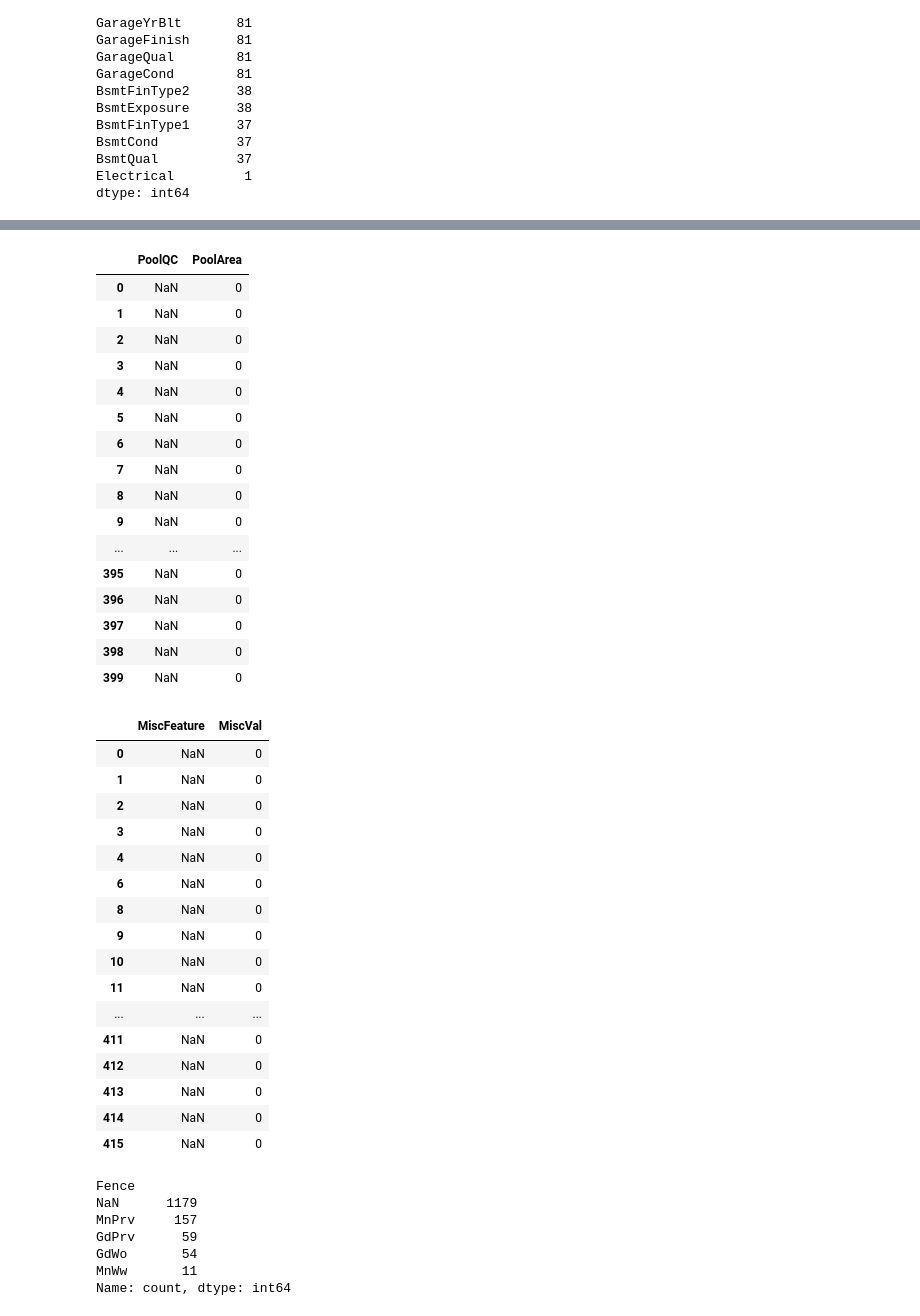
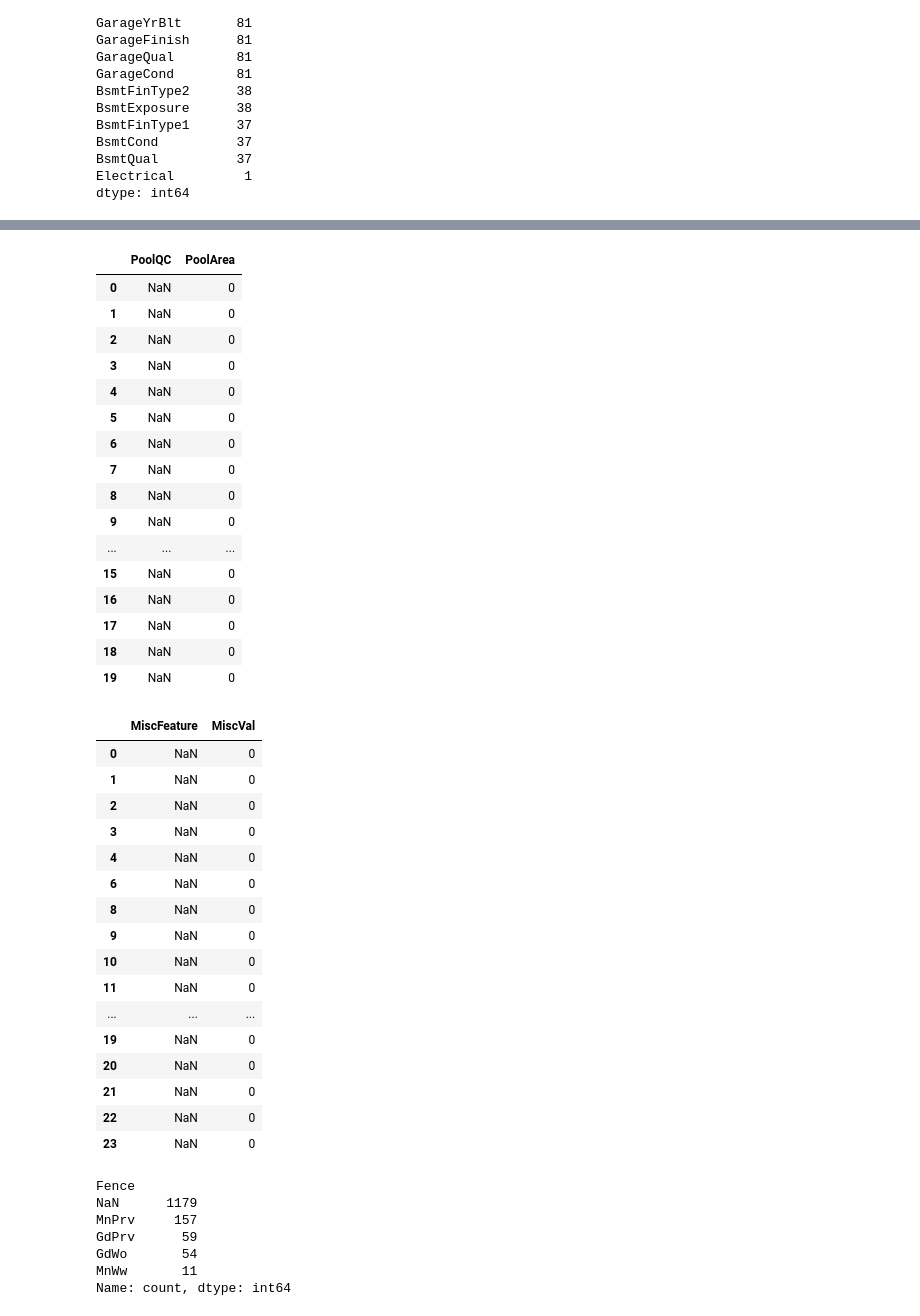
Before and after one commit to kogimurio/house_sales_prediction, a Jupyter notebook: saales_price_predictions.ipynb, the cells around one changed output, grey strips where cells are left out. Cells and saved outputs as stored; diff of their text form; code cells hidden in the pictures.

```diff
--- a/saales_price_predictions.ipynb
+++ b/saales_price_predictions.ipynb
@@ -1,7 +1,7 @@
 # %%
 # Import dependences
 import pandas as pd
-pd.set_option('display.max_rows', None)
+# pd.set_option('display.max_rows', None)
 # %%
 # Read the Dataset
 dataset = pd.read_csv("train.csv")
@@ -1217,27 +1091,27 @@ dataset[dataset['FireplaceQu'].isnull()][['FireplaceQu', 'Fireplaces']]
 # %%
 # Inspecting pool without values
-dataset[dataset['PoolQC'].isnull()][['PoolQC', 'PoolArea']]
+dataset[dataset['PoolQC'].isnull()][['PoolQC', 'PoolArea']].head(20)
 # %% [output]
 |  | PoolQC | PoolArea |
 | 0 | NaN | 0 |
 | 1 | NaN | 0 |
 | 2 | NaN | 0 |
 | 3 | NaN | 0 |
 | 4 | NaN | 0 |
 | 5 | NaN | 0 |
 | 6 | NaN | 0 |
 | 7 | NaN | 0 |
 | 8 | NaN | 0 |
 | 9 | NaN | 0 |
 | ... | ... | ... |
-| 395 | NaN | 0 |
-| 396 | NaN | 0 |
-| 397 | NaN | 0 |
-| 398 | NaN | 0 |
-| 399 | NaN | 0 |
+| 15 | NaN | 0 |
+| 16 | NaN | 0 |
+| 17 | NaN | 0 |
+| 18 | NaN | 0 |
+| 19 | NaN | 0 |
 # %%
 # Inspecting misc without values
-dataset[dataset['MiscFeature'].isnull()][['MiscFeature', 'MiscVal']]
+dataset[dataset['MiscFeature'].isnull()][['MiscFeature', 'MiscVal']].head(20)
 # %% [output]
 |  | MiscFeature | MiscVal |
 | 0 | NaN | 0 |
@@ -1251,11 +1125,11 @@ dataset[dataset['MiscFeature'].isnull()][['MiscFeature', 'MiscVal']]
 | 10 | NaN | 0 |
 | 11 | NaN | 0 |
 | ... | ... | ... |
-| 411 | NaN | 0 |
-| 412 | NaN | 0 |
-| 413 | NaN | 0 |
-| 414 | NaN | 0 |
-| 415 | NaN | 0 |
+| 19 | NaN | 0 |
+| 20 | NaN | 0 |
+| 21 | NaN | 0 |
+| 22 | NaN | 0 |
+| 23 | NaN | 0 |
 # %%
 # Inspecting Fence without values
 dataset['Fence'].value_counts(dropna=False)
```
Also changed, not shown: parts of 65 cells of this notebook.
